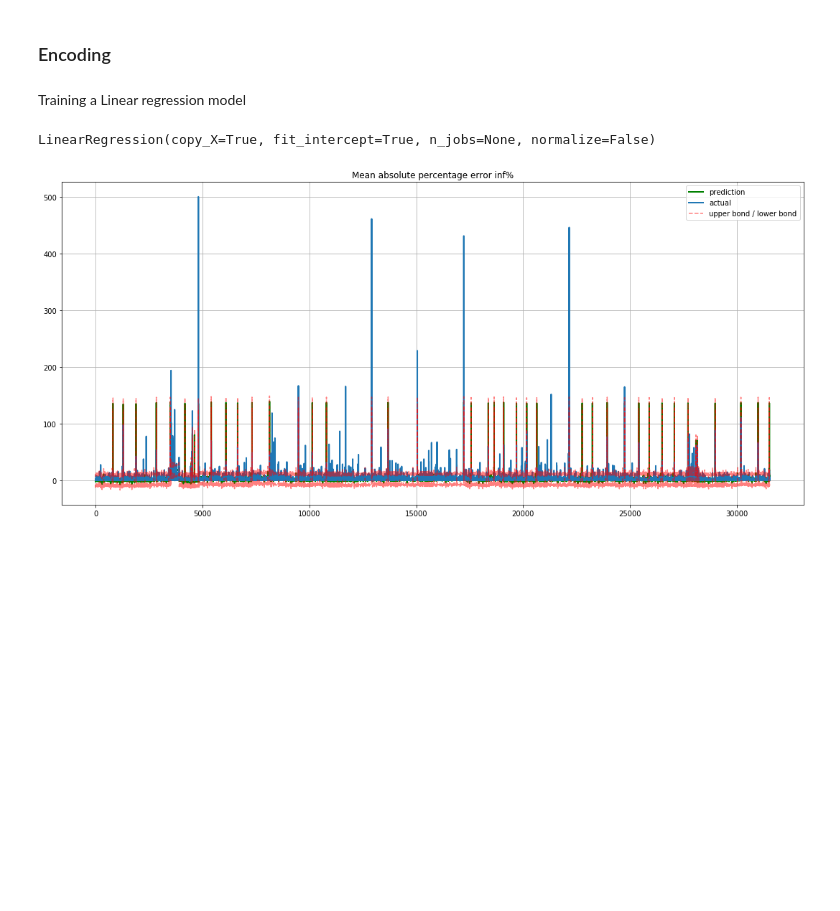
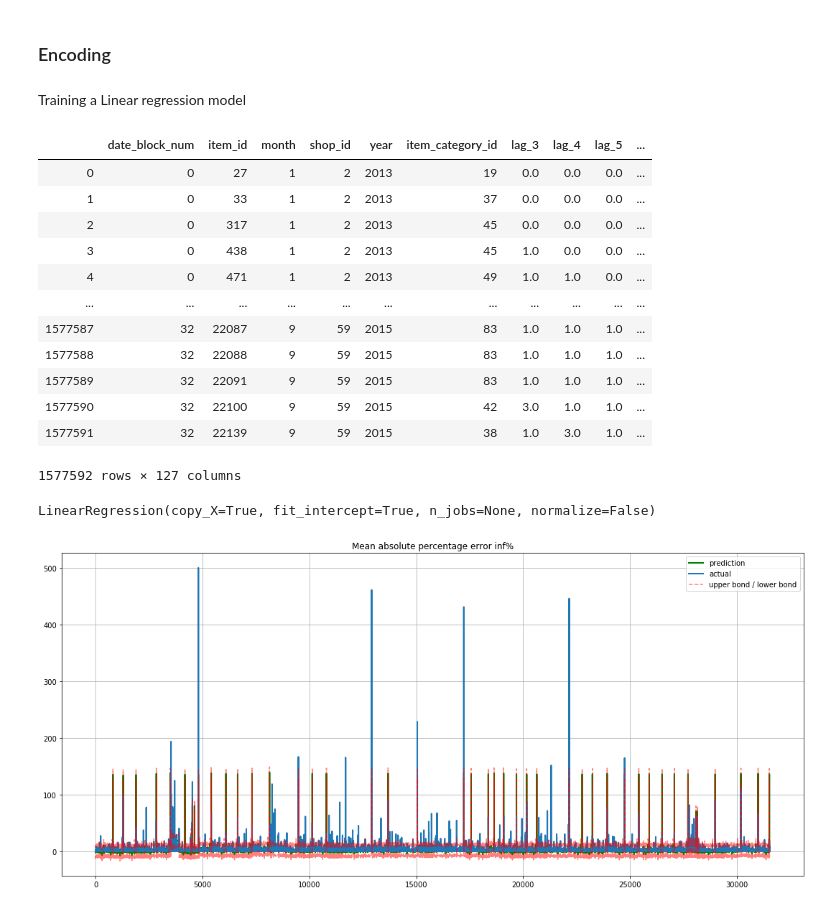
Before and after one commit to Shankar11/My_DataScience_Track, a Jupyter notebook: Capstones/01_predict_future_sales/Time Series Analysis I.ipynb, the cells around one changed output. Drawn from its saved outputs; the diff is of its cells as text; code cells hidden in the pictures; blank space fills up the shorter version.

```diff
--- a/Capstones/01_predict_future_sales/Time Series Analysis I.ipynb
+++ b/Capstones/01_predict_future_sales/Time Series Analysis I.ipynb
@@ -930,6 +948,22 @@ Y_train = sales_df[sales_df['date_block_num'] < 33]['item_cnt_month']
 X_valid = sales_df[sales_df['date_block_num'] == 33].drop(['item_cnt_month'], axis=1)
 Y_valid = sales_df[sales_df['date_block_num'] == 33]['item_cnt_month']
 X_test = sales_df[sales_df['date_block_num']==34].drop(['item_cnt_month'], axis=1)
+# %%
+X_train
+# %% [output]
+|  | date_block_num | item_id | month | shop_id | year | item_category_id | lag_3 | lag_4 | lag_5 | ... |
+| 0 | 0 | 27 | 1 | 2 | 2013 | 19 | 0.0 | 0.0 | 0.0 | ... |
+| 1 | 0 | 33 | 1 | 2 | 2013 | 37 | 0.0 | 0.0 | 0.0 | ... |
+| 2 | 0 | 317 | 1 | 2 | 2013 | 45 | 0.0 | 0.0 | 0.0 | ... |
+| 3 | 0 | 438 | 1 | 2 | 2013 | 45 | 1.0 | 0.0 | 0.0 | ... |
+| 4 | 0 | 471 | 1 | 2 | 2013 | 49 | 1.0 | 1.0 | 0.0 | ... |
+| ... | ... | ... | ... | ... | ... | ... | ... | ... | ... | ... |
+| 1577587 | 32 | 22087 | 9 | 59 | 2015 | 83 | 1.0 | 1.0 | 1.0 | ... |
+| 1577588 | 32 | 22088 | 9 | 59 | 2015 | 83 | 1.0 | 1.0 | 1.0 | ... |
+| 1577589 | 32 | 22091 | 9 | 59 | 2015 | 83 | 1.0 | 1.0 | 1.0 | ... |
+| 1577590 | 32 | 22100 | 9 | 59 | 2015 | 42 | 3.0 | 1.0 | 1.0 | ... |
+| 1577591 | 32 | 22139 | 9 | 59 | 2015 | 38 | 1.0 | 3.0 | 1.0 | ... |
+1577592 rows × 127 columns
 # %%
 lr = LinearRegression()
 lr.fit(X_train, Y_train)
```
Also changed, not shown: parts of 10 cells of this notebook.
